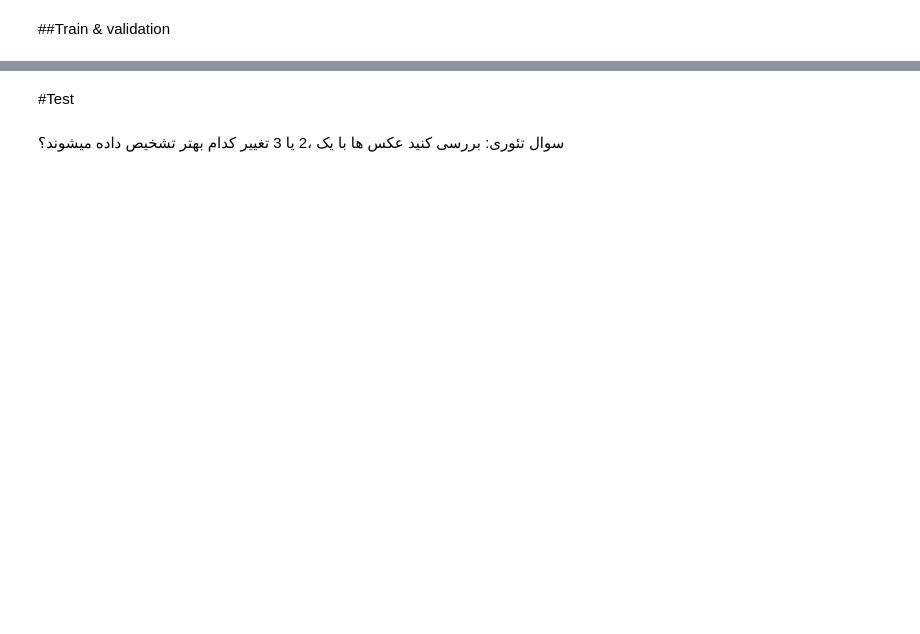
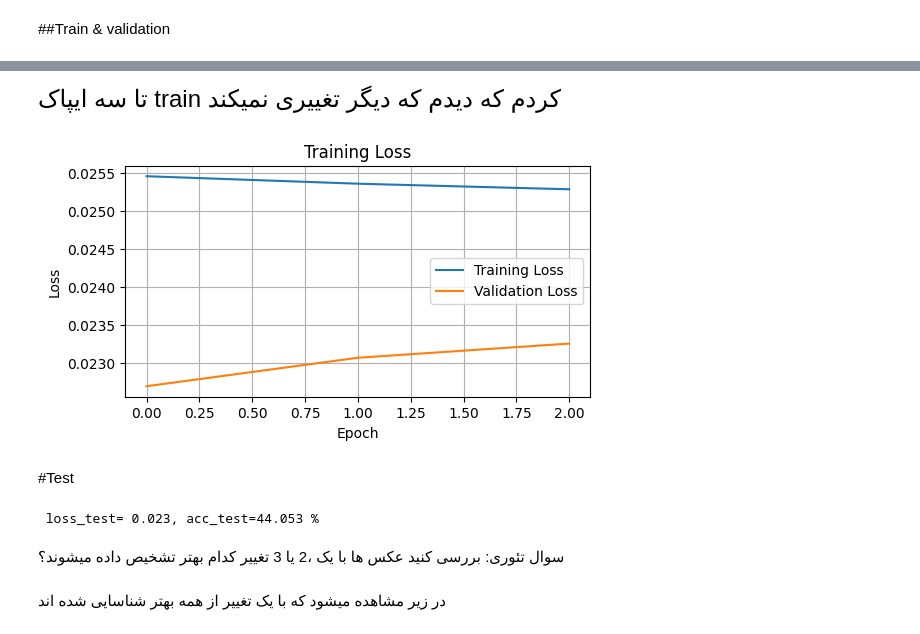
Before and after one commit to AlirezaAbbasian/deep-HW3-402200253, a Jupyter notebook: Q3/detect_change.ipynb, the cells around one changed output, grey strips where cells are left out. Cells and saved outputs as stored; diff of their text form; code cells hidden in the pictures; blank space fills up the shorter version.

```diff
--- a/Q3/detect_change.ipynb
+++ b/Q3/detect_change.ipynb
@@ -258,0 +549,27 @@ Loss_val=[]
+# %%
+def evaluate_model(model, dataloader, criterion, threshold = 0.5, device="cuda"):
+    model.eval()
+
+    total_loss = 0
+    num_correct = 0
+    num_total = 0
+
+    with torch.no_grad():
+        print()
+        for original_images, changed_images, labels in tqdm(dataloader):
+            original_images = original_images.to(device)
+            changed_images = changed_images.to(device)
+            labels = labels.to(device)
+
+            outputs = model(original_images, changed_images)
+            loss = criterion(outputs, labels)
+            total_loss += loss.item()
+
+            outputs[outputs > threshold] = 1
+            outputs[outputs <= threshold]  = 0
+
+            num_correct += torch.sum(outputs == labels).item()
+
+            num_total += len(outputs)*3
+
+    return num_correct/num_total, total_loss/num_total
@@ -259,15 +696,46 @@ Loss_val=[]
+# %% [markdown]
+<div dir="rtl">
+<font face="B Nazanin" size="5">
+تا سه ایپاک
+train
+کردم که دیدم که دیگر تغییری نمیکند
+</font>
+</div>
+# %%
+# Plot Loss
+plt.figure(figsize=(6, 3))
+plt.plot(Loss_train, label='Training Loss')
+plt.plot(Loss_val, label='Validation Loss')
+plt.xlabel('Epoch')
+plt.ylabel('Loss')
+plt.title('Training Loss')
+plt.legend()
+plt.grid(True)
+plt.show()
+# %% [output]
+[figure, added]
 # %% [markdown]
 #Test
 # %%
-checkpoint = torch.load('#To Do')
+checkpoint = torch.load(model_path)
+model = changer(block,SpatialExchange,ChannelExchange)
 model.load_state_dict(checkpoint['model_state_dict'])
 optimizer.load_state_dict(checkpoint['optimizer_state_dict'])
+Loss_train = checkpoint['Loss_train']
+Loss_val = checkpoint['Loss_val']
 epoch = checkpoint['epoch']
-loss = checkpoint['loss']
 
+model.to(device)
+model = DataParallel(model)
 ## To Do test
+acc_correct_test, loss_test = evaluate_model(model, test_loader, criterion,
+                   threshold = threshold, device=device)
 
-print(f' loss_test= {:.3f}, acc_test={()}')
+print(f' loss_test= {loss_test:.3f}, acc_test={acc_correct_test*100:.3f} %')
+# %% [output]
+ loss_test= 0.023, acc_test=44.053 %
 # %% [markdown]
 سوال تئوری:
 بررسی کنید عکس ها با یک ،2 یا 3 تغییر کدام بهتر تشخیص داده میشوند؟
+# %% [markdown]
+در زیر مشاهده میشود که با یک تغییر از همه بهتر شناسایی شده اند
```
Also changed, not shown: parts of 30 cells of this notebook, 2 other files.
